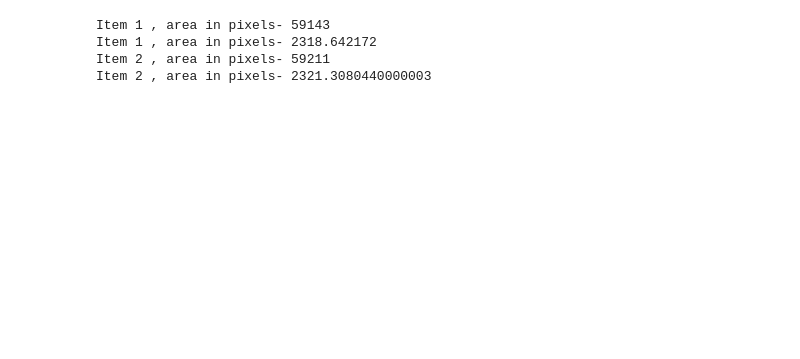
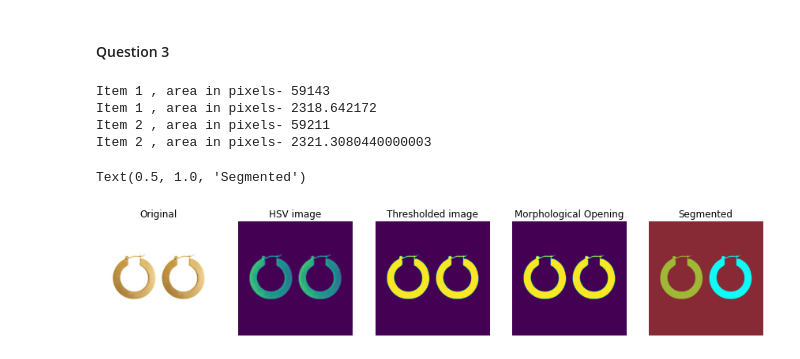
Before and after one commit to Pasindu-Manodara/Image-Processing-Home-Work-Exercise, a Jupyter notebook: Exercise_7/EX7_190095C.ipynb, the cells around one changed output. Saved outputs shown, nothing was run; the diff lists cells and outputs as text; code cells hidden in the pictures; blank space fills up the shorter version.

```diff
--- a/Exercise_7/EX7_190095C.ipynb
+++ b/Exercise_7/EX7_190095C.ipynb
@@ -41,42 +58,50 @@ plt.show()
+# %% [markdown]
+#### Question 3
 # %%
 import numpy as np
 import cv2 as cv
 import matplotlib.pyplot as plt
 
 im = cv.imread(r'images/earrings.jpg',cv.IMREAD_COLOR)
 assert im is not None
 hsv = cv.cvtColor(im,cv.COLOR_BGR2HSV)
 th,bw = cv.threshold(hsv[:,:,1],0,255,cv.THRESH_BINARY+cv.THRESH_OTSU)
 
 w =5
 kernel = np.ones((w,w),np.uint8)
 opened = cv.morphologyEx(bw,cv.MORPH_CLOSE,kernel)
 
 retval , labels, stats,centeroids = cv.connectedComponentsWithStats(bw)
 colormapped = cv.applyColorMap((labels/np.amax(labels)*255).astype('uint8'),cv.COLORMAP_PARULA)
 
 z = 720
 f = 8
 for i,s in enumerate(stats):
     if i !=0:
         print('Item',i,', area in pixels-',s[4])
         print('Item',i,', area in pixels-',s[4]*(2.2e-3)**2*(z*z)/(f*f))
 
 
-cv.namedWindow('Images')
-cv.imshow('Images',im)
-cv.waitKey()
-cv.imshow('Images',hsv[:,:,1])
-cv.waitKey()
-cv.imshow('Images',bw)
-cv.waitKey()
-cv.imshow('Images',opened)
-cv.waitKey()
-cv.imshow('Images',colormapped)
-cv.waitKey()
-cv.destroyAllWindows()
+fig, ax = plt.subplots(1, 5, figsize = (15, 15))
+ax[0].imshow(cv.cvtColor(im, cv.COLOR_BGR2RGB))
+ax[0].axis('off')
+ax[0].set_title('Original')
+ax[1].imshow(hsv[:, :, 1])
+ax[1].axis('off')
+ax[1].set_title('HSV image')
+ax[2].imshow(bw)
+ax[2].axis('off')
+ax[2].set_title('Thresholded image')
+ax[3].imshow(opened)
+ax[3].axis('off')
+ax[3].set_title('Morphological Opening')
+ax[4].imshow(colormapped)
+ax[4].axis('off')
+ax[4].set_title('Segmented')
 # %% [output]
 Item 1 , area in pixels- 59143
 Item 1 , area in pixels- 2318.642172
 Item 2 , area in pixels- 59211
 Item 2 , area in pixels- 2321.3080440000003
+Text(0.5, 1.0, 'Segmented')
+[figure, added]
```
Also changed, not shown: parts of 6 cells of this notebook.
